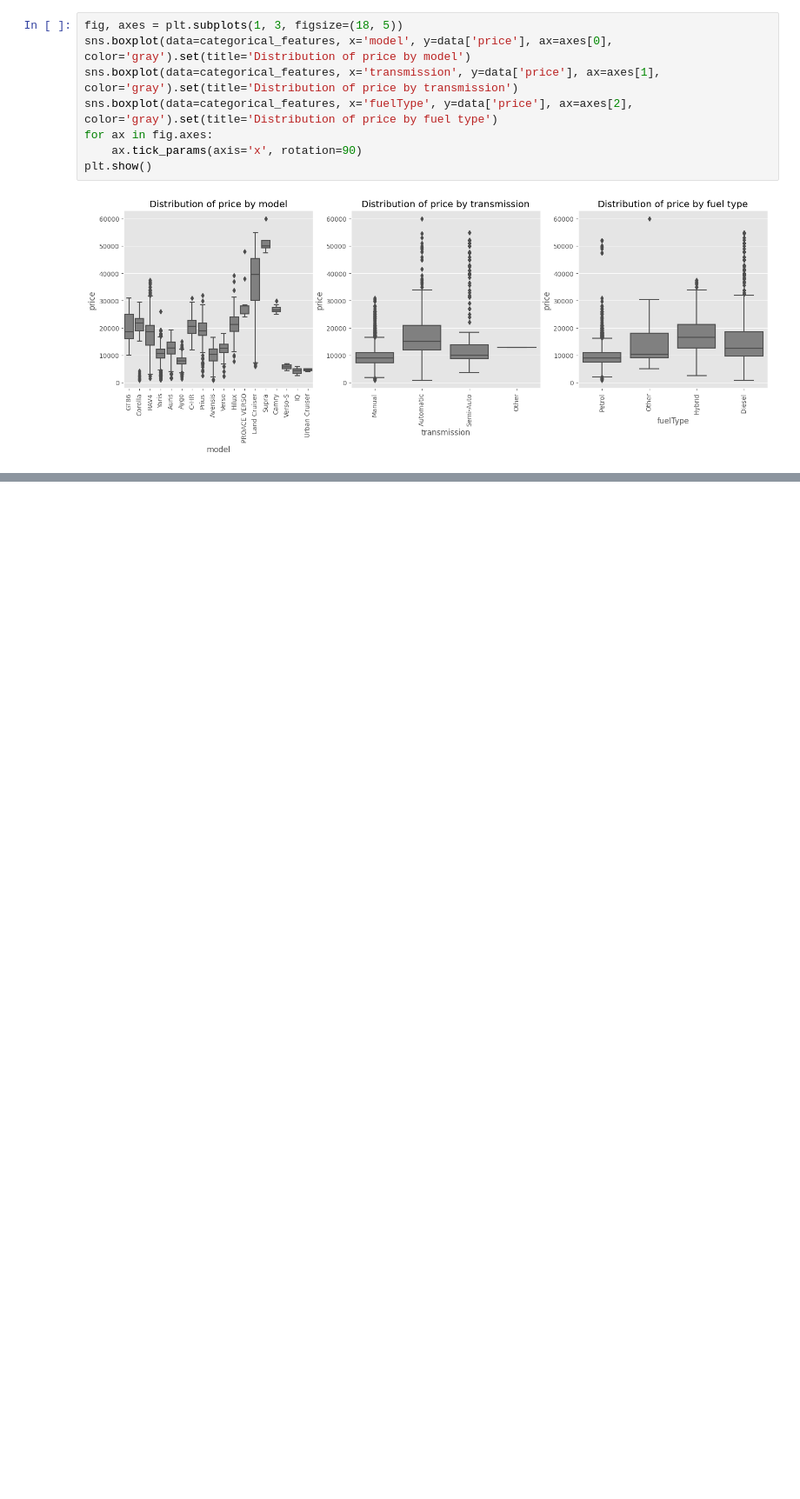
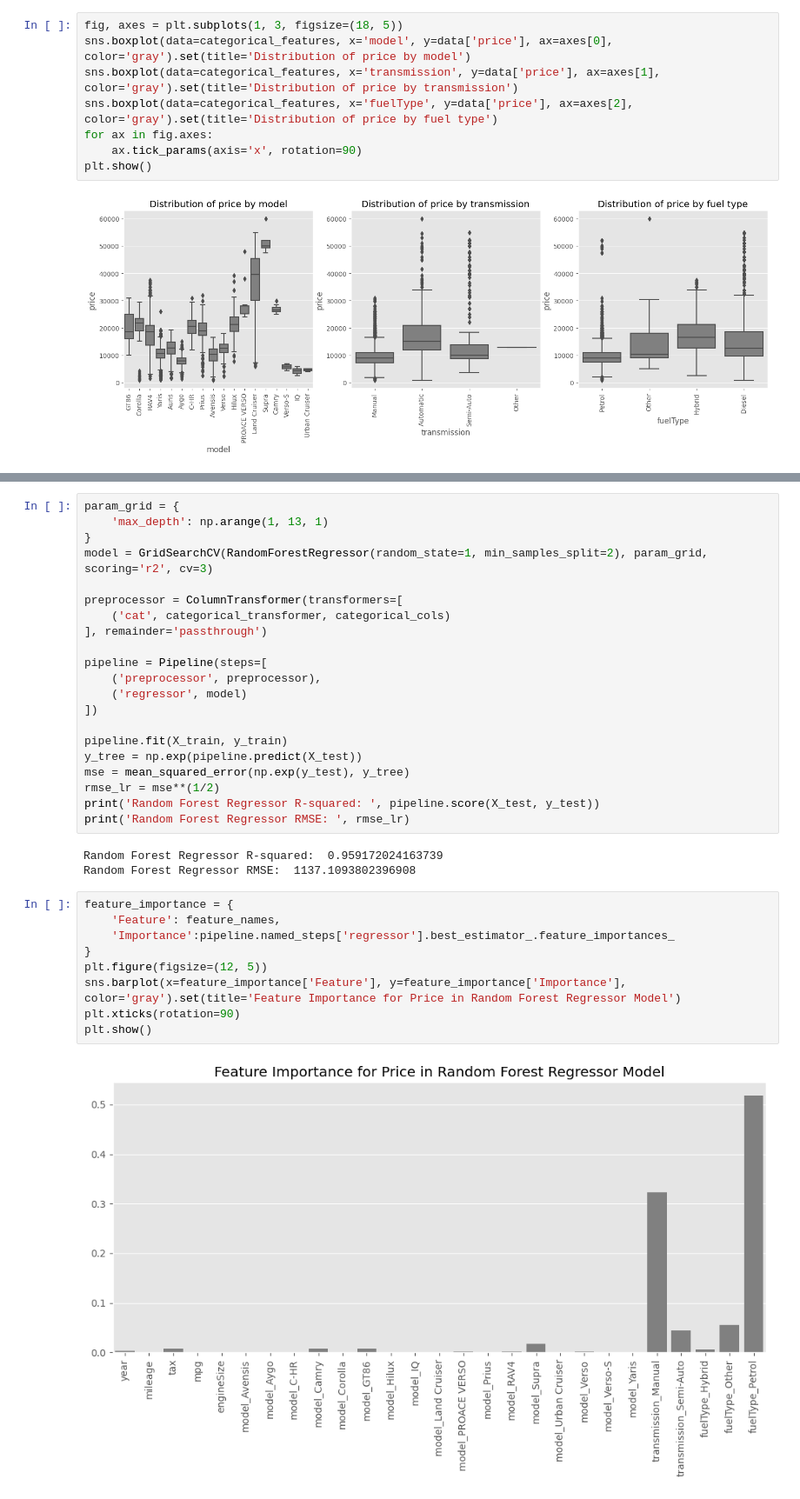
Before and after one commit to Julio-M-Siqueira/UK_Used_Car, a Jupyter notebook: notebook.ipynb, the cells around one changed output, grey strips where cells are left out. Shown at 87% size. Drawn from its saved outputs; the diff is of its cells as text; blank space fills up the shorter version.

```diff
--- a/notebook.ipynb
+++ b/notebook.ipynb
@@ -160,0 +226,35 @@ plt.show()
+# %%
+param_grid = {
+    'max_depth': np.arange(1, 13, 1)
+}
+model = GridSearchCV(RandomForestRegressor(random_state=1, min_samples_split=2), param_grid, scoring='r2', cv=3)
+
+preprocessor = ColumnTransformer(transformers=[
+    ('cat', categorical_transformer, categorical_cols)
+], remainder='passthrough')
+
+pipeline = Pipeline(steps=[
+    ('preprocessor', preprocessor),
+    ('regressor', model)
+])
+
+pipeline.fit(X_train, y_train)
+y_tree = np.exp(pipeline.predict(X_test))
+mse = mean_squared_error(np.exp(y_test), y_tree)
+rmse_lr = mse**(1/2)
+print('Random Forest Regressor R-squared: ', pipeline.score(X_test, y_test))
+print('Random Forest Regressor RMSE: ', rmse_lr)
+# %% [output]
+Random Forest Regressor R-squared:  0.959172024163739
+Random Forest Regressor RMSE:  1137.1093802396908
+# %%
+feature_importance = {
+    'Feature': feature_names,
+    'Importance':pipeline.named_steps['regressor'].best_estimator_.feature_importances_
+}
+plt.figure(figsize=(12, 5))
+sns.barplot(x=feature_importance['Feature'], y=feature_importance['Importance'], color='gray').set(title='Feature Importance for Price in Random Forest Regressor Model')
+plt.xticks(rotation=90)
+plt.show()
+# %% [output]
+[figure, added]
```
Also changed, not shown: parts of 17 cells of this notebook.
